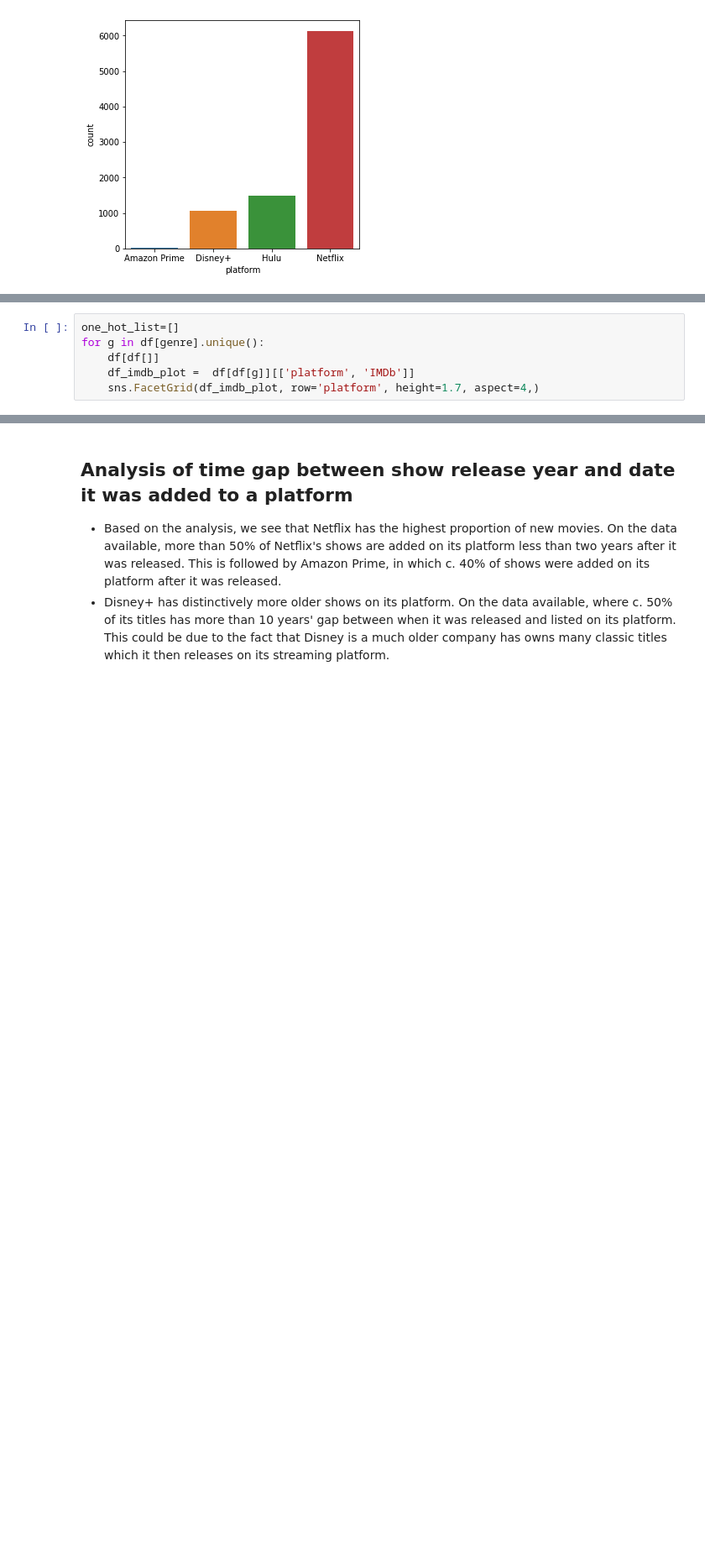
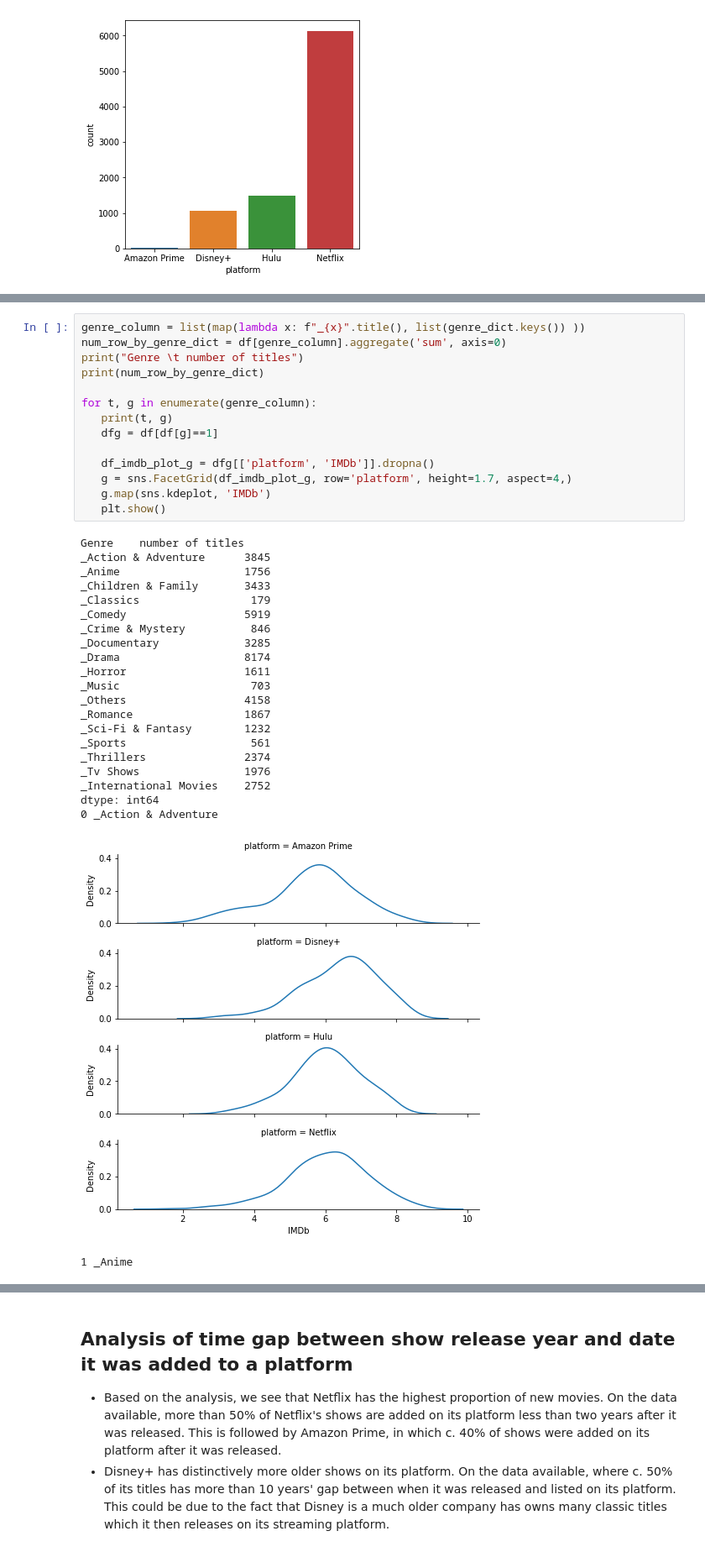
Before and after one commit to aooi5469/team1_dwp_assignment, a Jupyter notebook: Final_Data_Wrangling_Assignment.ipynb, the cells around one changed output, grey strips where cells are left out. Shown at 84% size. Drawn from its saved outputs; the diff is of its cells as text; blank space fills up the shorter version.

Commit message:
sns density plot separated axis

```diff
--- a/Final_Data_Wrangling_Assignment.ipynb
+++ b/Final_Data_Wrangling_Assignment.ipynb
@@ -1057,6 +1060,0 @@ g.map(sns.kdeplot, 'IMDb')
-# %%
-one_hot_list=[]
-for g in df[genre].unique():
-    df[df[]]
-    df_imdb_plot =  df[df[g]][['platform', 'IMDb']]
-    sns.FacetGrid(df_imdb_plot, row='platform', height=1.7, aspect=4,)
@@ -1062,0 +1067,37 @@ for g in df[genre].unique():
+# %%
+genre_column = list(map(lambda x: f"_{x}".title(), list(genre_dict.keys()) ))
+num_row_by_genre_dict = df[genre_column].aggregate('sum', axis=0)
+print("Genre \t number of titles")
+print(num_row_by_genre_dict)
+
+for t, g in enumerate(genre_column):
+   print(t, g)
+   dfg = df[df[g]==1]
+
+   df_imdb_plot_g = dfg[['platform', 'IMDb']].dropna()
+   g = sns.FacetGrid(df_imdb_plot_g, row='platform', height=1.7, aspect=4,)
+   g.map(sns.kdeplot, 'IMDb')
+   plt.show()
+# %% [output]
+Genre    number of titles
+_Action & Adventure      3845
+_Anime                   1756
+_Children & Family       3433
+_Classics                 179
+_Comedy                  5919
+_Crime & Mystery          846
+_Documentary             3285
+_Drama                   8174
+_Horror                  1611
+_Music                    703
+_Others                  4158
+_Romance                 1867
+_Sci-Fi & Fantasy        1232
+_Sports                   561
+_Thrillers               2374
+_Tv Shows                1976
+_International Movies    2752
+dtype: int64
+0 _Action & Adventure
+[figure, added]
+1 _Anime
```
Also changed, not shown: parts of 6 cells of this notebook.
